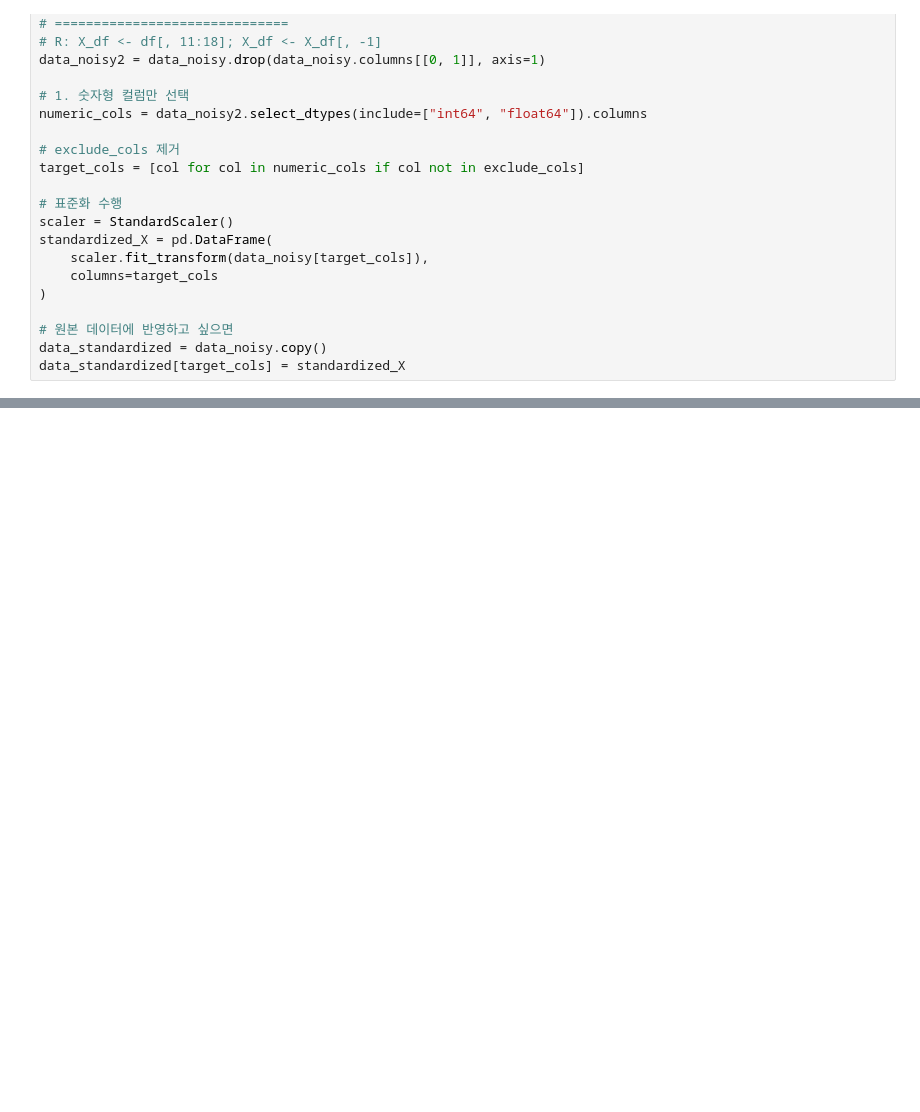
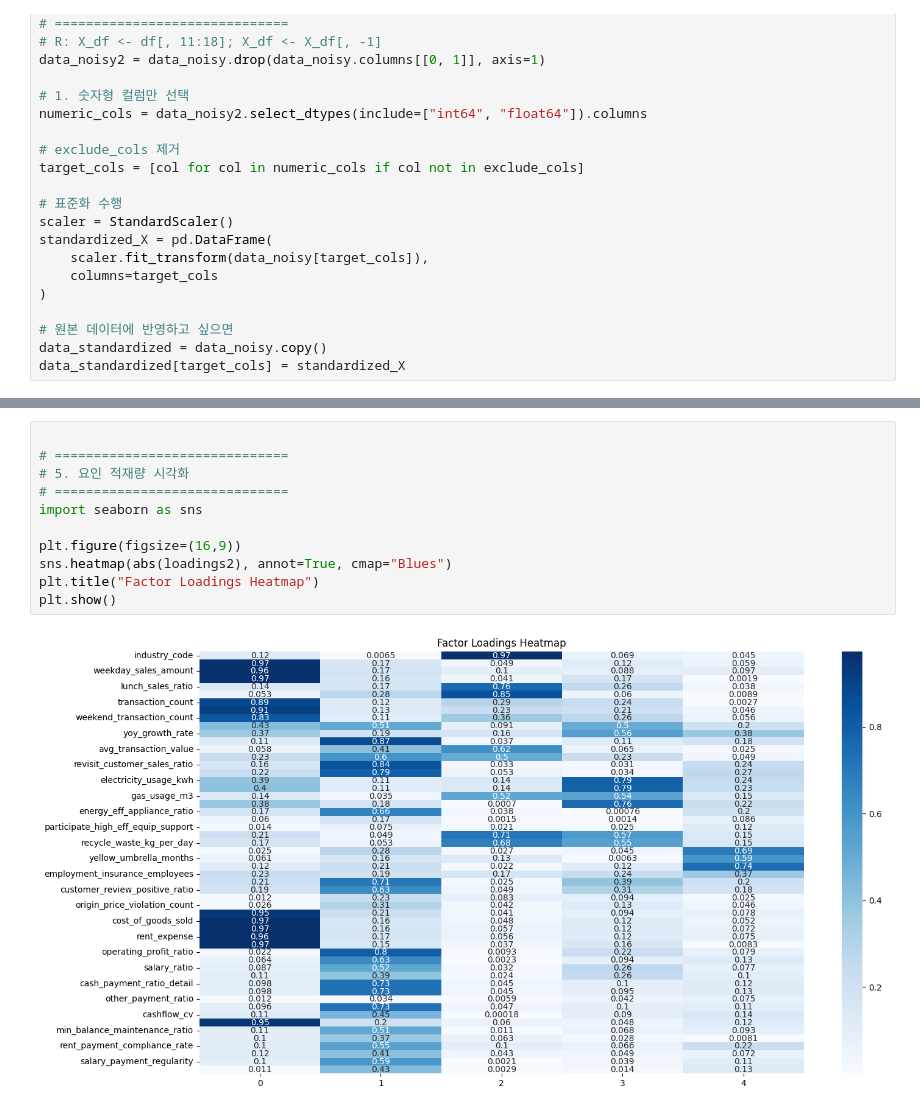
Before and after one commit to Ahnsaeyeon/ai, a Jupyter notebook: FA.ipynb, the cells around one changed output, grey strips where cells are left out. Saved outputs shown, nothing was run; the diff lists cells and outputs as text; blank space fills up the shorter version.

```diff
--- a/FA.ipynb
+++ b/FA.ipynb
@@ -223,0 +711,13 @@ tax_payment_integrity               0.207495
+# %%
+
+# ==============================
+# 5. 요인 적재량 시각화
+# ==============================
+import seaborn as sns
+
+plt.figure(figsize=(16,9))
+sns.heatmap(abs(loadings2), annot=True, cmap="Blues")
+plt.title("Factor Loadings Heatmap")
+plt.show()
+# %% [output]
+[figure, added]
```
Also changed, not shown: parts of 12 cells of this notebook.
